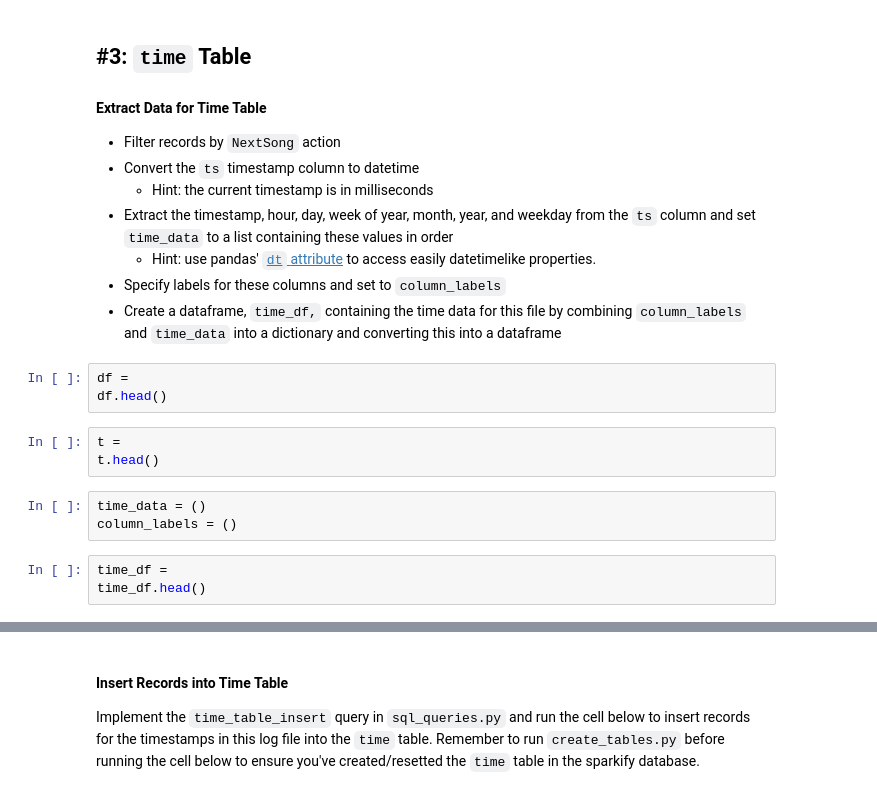
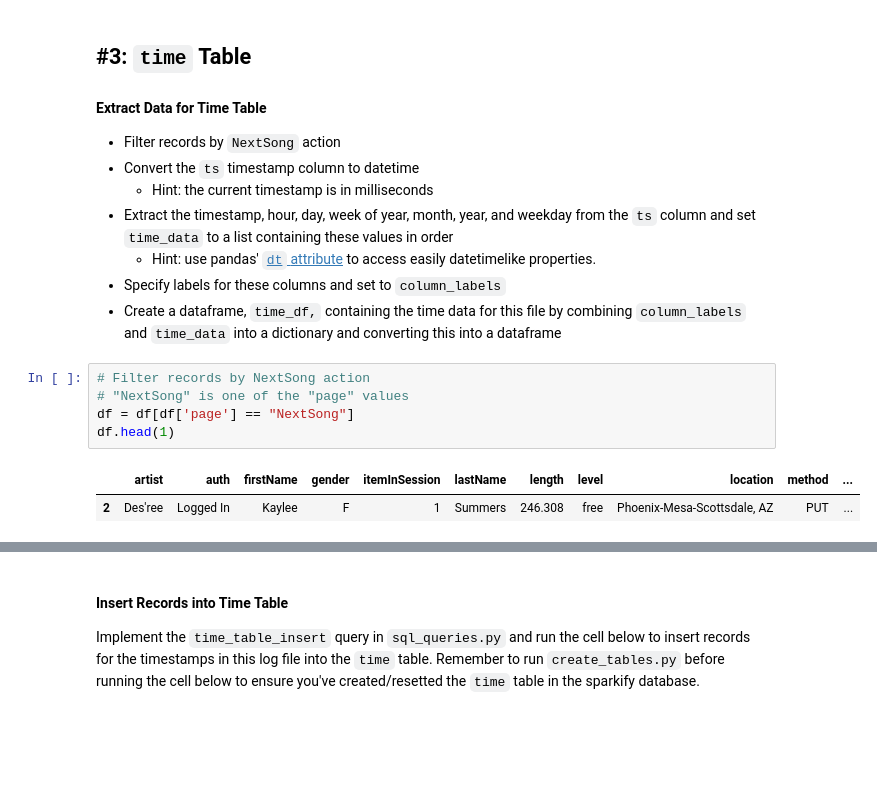
Before and after one commit to juferafo/UDE-postgres, a Jupyter notebook: etl.ipynb, the cells around one changed output, grey strips where cells are left out. Drawn from its saved outputs; the diff is of its cells as text; blank space fills up the shorter version.

```diff
--- a/etl.ipynb
+++ b/etl.ipynb
@@ -209,15 +229,11 @@ df.head()
   - Hint: use pandas' [`dt` attribute](https://pandas.pydata.org/pandas-docs/stable/reference/api/pandas.Series.dt.html) to access easily datetimelike properties.
 - Specify labels for these columns and set to `column_labels`
 - Create a dataframe, `time_df,` containing the time data for this file by combining `column_labels` and `time_data` into a dictionary and converting this into a dataframe
-# %%
-df =
-df.head()
-# %%
-t =
-t.head()
-# %%
-time_data = ()
-column_labels = ()
-# %%
-time_df =
-time_df.head()
+# %%
+# Filter records by NextSong action
+# "NextSong" is one of the "page" values
+df = df[df['page'] == "NextSong"]
+df.head(1)
+# %% [output]
+|  | artist | auth | firstName | gender | itemInSession | lastName | length | level | location | method | ... |
+| 2 | Des'ree | Logged In | Kaylee | F | 1 | Summers | 246.308 | free | Phoenix-Mesa-Scottsdale, AZ | PUT | ... |
```
Also changed, not shown: parts of 11 cells of this notebook, 1 other file.
